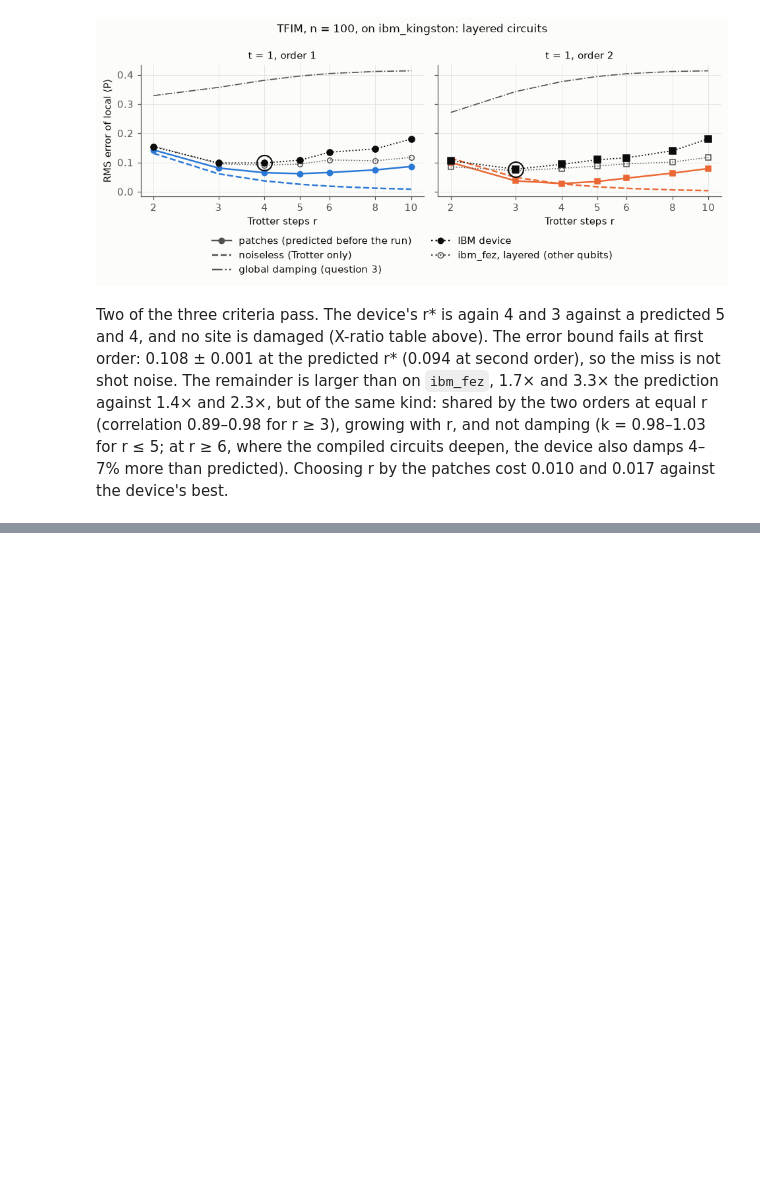
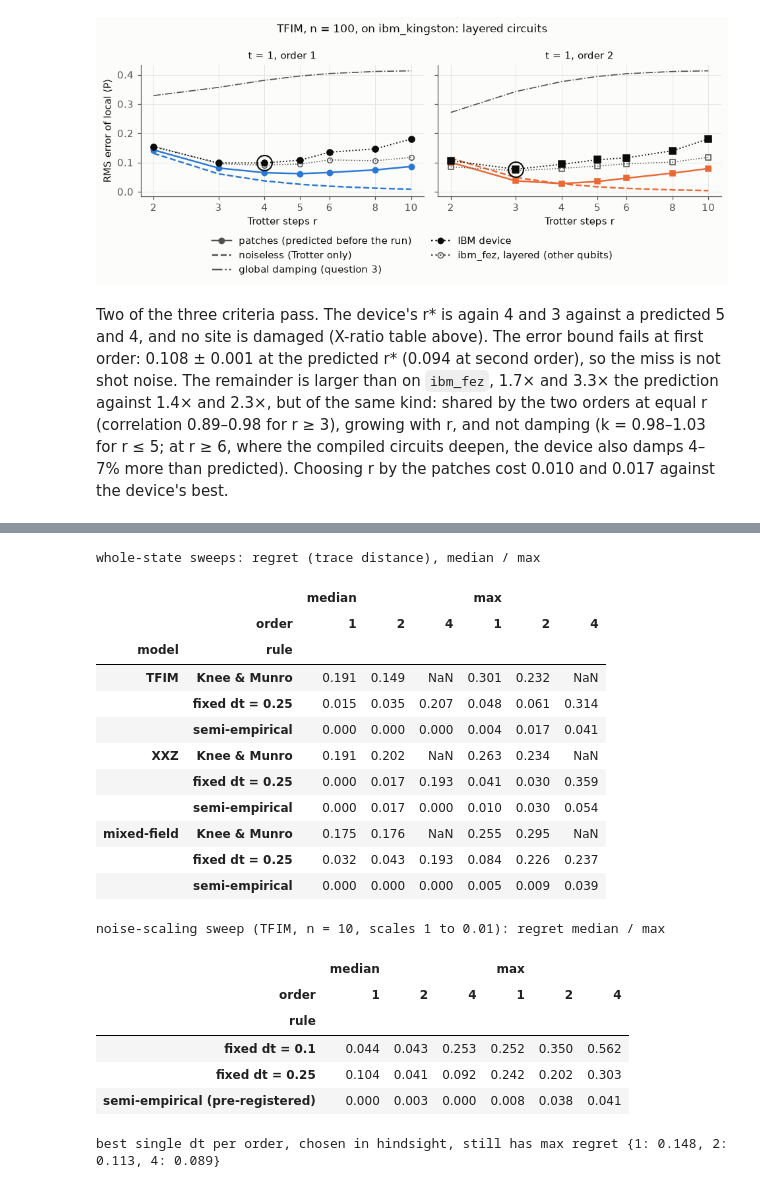
Before and after one commit to jayhsu0627/qtrotter, a Jupyter notebook: notebooks/trotter_under_noise.ipynb, the cells around one changed output, grey strips where cells are left out. Cells and saved outputs as stored; diff of their text form; code cells hidden in the pictures; blank space fills up the shorter version.

```diff
--- a/notebooks/trotter_under_noise.ipynb
+++ b/notebooks/trotter_under_noise.ipynb
@@ -1938,0 +1909,63 @@ with r, and not damping (k = 0.98–1.03 for r ≤ 5; at r ≥ 6, where the comp
+# %%
+def nearest(grid, r):
+    grid = np.asarray(grid, float)
+    return grid[np.abs(np.log(grid) - np.log(np.clip(r, grid.min(), grid.max()))).argmin()]
+
+
+def regret_rows(noisy_df, noiseless_df, label):
+    summ = predict.summarize(noisy_df, noiseless_df)
+    rows = []
+    for _, s in summ.iterrows():
+        g = noisy_df[(noisy_df.n == s.n) & (noisy_df.t == s.t) & (noisy_df.order == s.order)].set_index("r").trace_dist
+        rule = {"semi-empirical": s.r_semi_empirical, "Knee & Munro": s.r_knee_munro, "fixed dt = 0.25": s.t / 0.25}
+        for name, r in rule.items():
+            if np.isfinite(r):
+                rows.append({"model": label, "order": s.order, "rule": name, "regret": g[nearest(g.index, r)] - g.min()})
+    return rows
+
+
+sweeps = {"TFIM": ("noisy.csv", "noiseless.csv"), "XXZ": ("noisy_xxz.csv", "noiseless.csv"),
+          "mixed-field": ("noisy_mfim.csv", "noiseless_mfim.csv")}
+reg = pd.DataFrame([row for label, (a, b) in sweeps.items()
+                    for row in regret_rows(pd.read_csv(ROOT / "results" / a), pd.read_csv(ROOT / "results" / b), label)])
+print("whole-state sweeps: regret (trace distance), median / max")
+display(reg.groupby(["model", "rule", "order"]).regret.agg(["median", "max"]).unstack("order").round(3))
+
+ns = pd.read_csv(ROOT / "results/noise_scaling.csv")
+ns_pred = pd.read_csv(ROOT / "results/noise_scaling_predicted.csv")
+rows = []
+for (t, order, scale), g in ns.groupby(["t", "order", "noise_scale"]):
+    g = g.set_index("r").trace_dist
+    r_pred = ns_pred[(ns_pred.t == t) & (ns_pred.order == order) & (ns_pred.noise_scale == scale)].r_predicted.iloc[0]
+    rows.append({"order": order, "rule": "semi-empirical (pre-registered)", "regret": g[nearest(g.index, r_pred)] - g.min()})
+    for dt in (0.25, 0.1):
+        rows.append({"order": order, "rule": f"fixed dt = {dt}", "regret": g[nearest(g.index, t / dt)] - g.min()})
+    for dt in np.geomspace(0.02, 1, 40):
+        rows.append({"order": order, "rule": f"dt {dt:.4f}", "regret": g[nearest(g.index, t / dt)] - g.min()})
+ns_reg = pd.DataFrame(rows)
+hind = ns_reg[ns_reg.rule.str.startswith("dt ")].groupby(["order", "rule"]).regret.max().groupby("order").min()
+print("noise-scaling sweep (TFIM, n = 10, scales 1 to 0.01): regret median / max")
+display(ns_reg[~ns_reg.rule.str.startswith("dt ")].groupby(["rule", "order"]).regret.agg(["median", "max"]).unstack("order").round(3))
+print("best single dt per order, chosen in hindsight, still has max regret", hind.round(3).to_dict())
+# %% [output]
+whole-state sweeps: regret (trace distance), median / max
+|  |  | median |  |  | max |  |  |
+|  | order | 1 | 2 | 4 | 1 | 2 | 4 |
+| model | rule |  |  |  |  |  |  |
+| TFIM | Knee & Munro | 0.191 | 0.149 | NaN | 0.301 | 0.232 | NaN |
+|  | fixed dt = 0.25 | 0.015 | 0.035 | 0.207 | 0.048 | 0.061 | 0.314 |
+|  | semi-empirical | 0.000 | 0.000 | 0.000 | 0.004 | 0.017 | 0.041 |
+| XXZ | Knee & Munro | 0.191 | 0.202 | NaN | 0.263 | 0.234 | NaN |
+|  | fixed dt = 0.25 | 0.000 | 0.017 | 0.193 | 0.041 | 0.030 | 0.359 |
+|  | semi-empirical | 0.000 | 0.017 | 0.000 | 0.010 | 0.030 | 0.054 |
+| mixed-field | Knee & Munro | 0.175 | 0.176 | NaN | 0.255 | 0.295 | NaN |
+|  | fixed dt = 0.25 | 0.032 | 0.043 | 0.193 | 0.084 | 0.226 | 0.237 |
+|  | semi-empirical | 0.000 | 0.000 | 0.000 | 0.005 | 0.009 | 0.039 |
+noise-scaling sweep (TFIM, n = 10, scales 1 to 0.01): regret median / max
+|  | median |  |  | max |  |  |
+| order | 1 | 2 | 4 | 1 | 2 | 4 |
+| rule |  |  |  |  |  |  |
+| fixed dt = 0.1 | 0.044 | 0.043 | 0.253 | 0.252 | 0.350 | 0.562 |
+| fixed dt = 0.25 | 0.104 | 0.041 | 0.092 | 0.242 | 0.202 | 0.303 |
+| semi-empirical (pre-registered) | 0.000 | 0.003 | 0.000 | 0.008 | 0.038 | 0.041 |
+best single dt per order, chosen in hindsight, still has max regret {1: 0.148, 2: 0.113, 4: 0.089}
```
Also changed, not shown: parts of 12 cells of this notebook, 1 other file.
